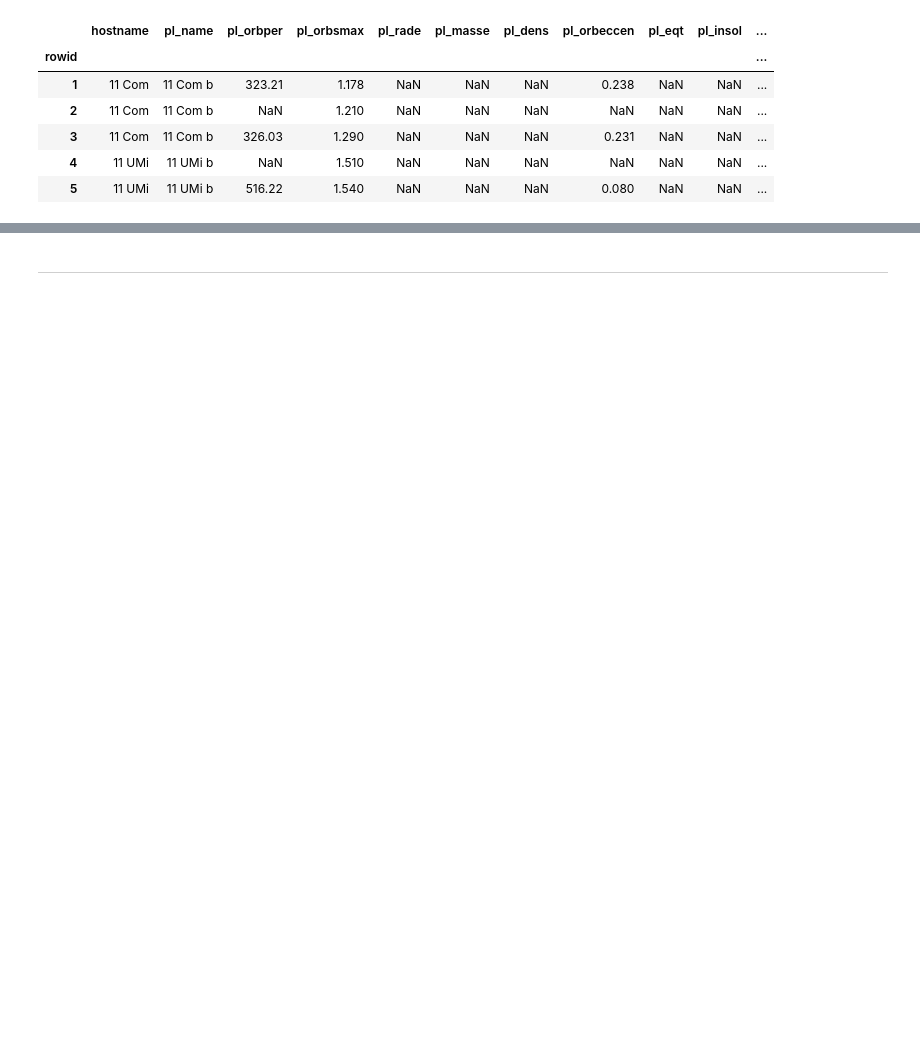
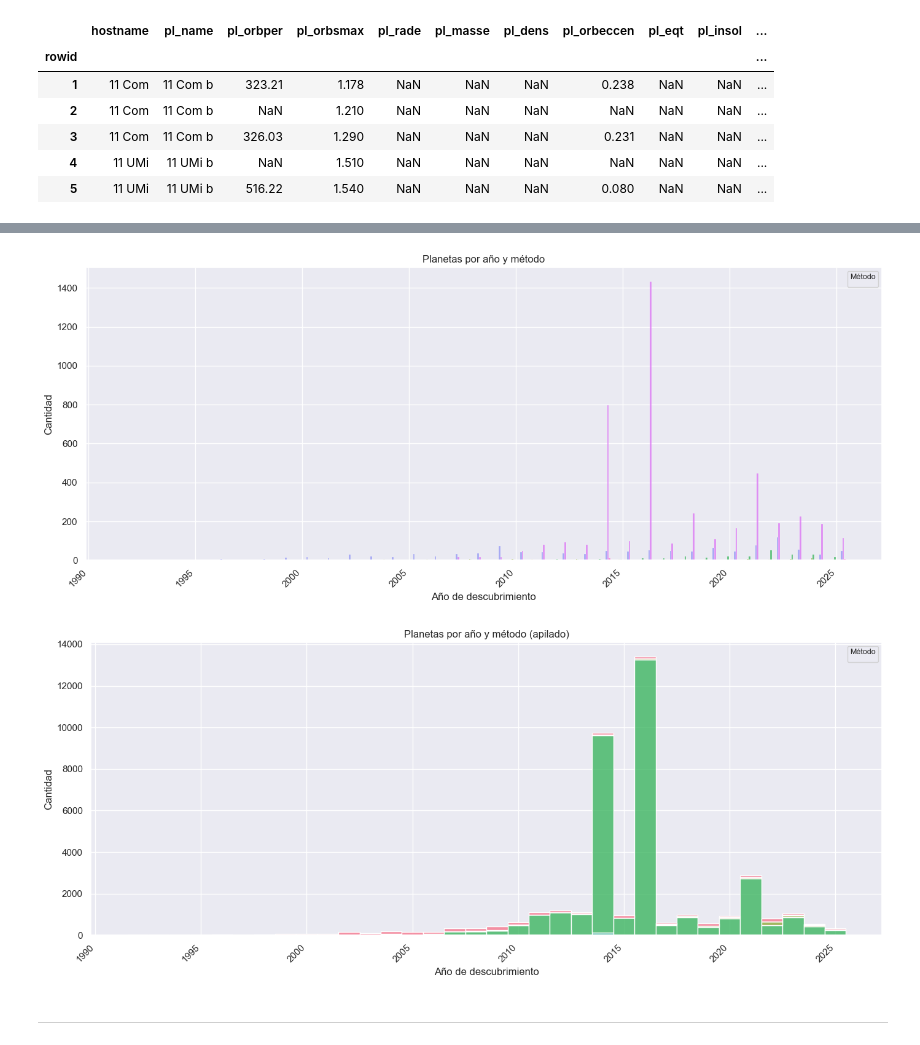
Before and after one commit to raylovesmusic/IMT2200-Proyecto-Grupal-A.R.D.E, a Jupyter notebook: notebooks/entrega_rubrica.ipynb, the cells around one changed output, grey strips where cells are left out. Saved outputs shown, nothing was run; the diff lists cells and outputs as text; code cells hidden in the pictures; blank space fills up the shorter version.

```diff
--- a/notebooks/entrega_rubrica.ipynb
+++ b/notebooks/entrega_rubrica.ipynb
@@ -198,7 +278,7 @@ df_discovery.head(5)
 # %%
-discovery_time = df_discovery.drop_duplicates(subset= ['pl_name'], keep='last').sort_values(by= ['disc_year', 'discoverymethod'], ascending=True)
-discovery_time
-#Mi idea es con este df plotear un grafico de barras que en el eje x tenga el año de descubrimiento, y que el eje y sea la
-#cantidad de planetas descubiertos por año, pero clasificados por método de descubrimiento. Se me ocurre que podría ser un gráfico de barras
-#multiples y que cada barra tenga un color según el método de descubrimiento.
+discovery_time = df_discovery.drop_duplicates(subset= ['pl_name'], keep='last').sort_values(by= [disc_year, discoverymethod], ascending=True)
+
+#Para ver las categorías que tenemos
+print(discovery_time['discoverymethod'].unique())
+discovery_time[discoverymethod] = discovery_time[discoverymethod].astype('category')
 # %% [output]
@@ -219,2 +289,27 @@ discovery_time
+# %%
+sns.set_theme()
+
+# Graf 1) Barras múltiples (lado a lado)
+plt.figure(figsize=(14,6))
+sns.histplot(data=discovery_time, x=disc_year, hue=discoverymethod,
+             multiple="dodge", discrete=True, shrink=0.85)
+plt.xlabel('Año de descubrimiento'); plt.ylabel('Cantidad')
+plt.title('Planetas por año y método'); plt.xticks(rotation=45, ha='right')
+plt.legend(title='Método', ncol=2, fontsize=8, title_fontsize=9)
+plt.tight_layout()
+plt.show()
+
+# Graf 2) Barras apiladas
+plt.figure(figsize=(14,6))
+sns.histplot(data=df, x=disc_year, hue=discoverymethod,
+             multiple="stack", discrete=True)
+plt.xlabel('Año de descubrimiento'); plt.ylabel('Cantidad')
+plt.title('Planetas por año y método (apilado)'); plt.xticks(rotation=45, ha='right')
+plt.legend(title='Método', ncol=2, fontsize=8, title_fontsize=9)
+plt.tight_layout()
+plt.show()
+# %% [output]
+[figure, added]
+[figure, added]
 # %% [markdown]
 ---
```
Also changed, not shown: parts of 22 cells of this notebook.
